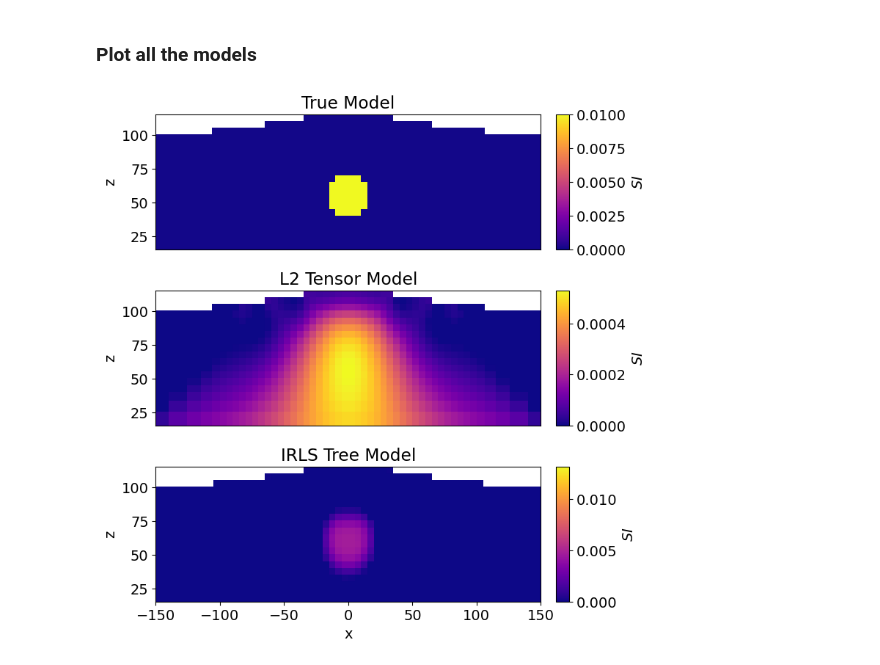
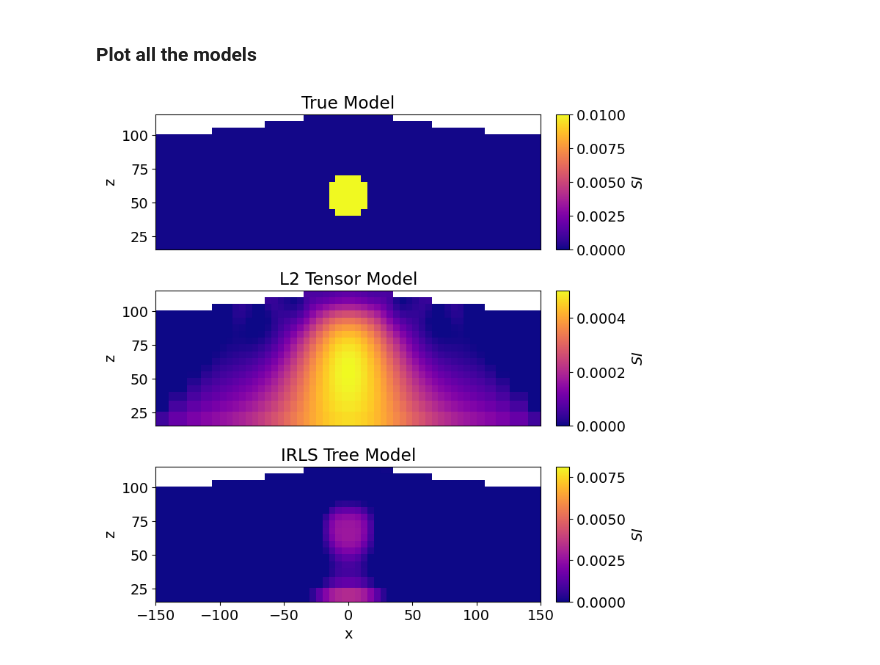
Before and after one commit to jtrustham/EOSC-454-Project-2026, a Jupyter notebook: notebooks/Synthetic_Problem.ipynb, the cells around one changed output. Drawn from its saved outputs; the diff is of its cells as text; code cells hidden in the pictures.

Commit message:
Updated both synthetic and real problems

```diff
--- a/notebooks/Synthetic_Problem.ipynb
+++ b/notebooks/Synthetic_Problem.ipynb
@@ -492,14 +501,29 @@ data_misfit_irls = data_misfit.L2DataMisfit(data=data_object, simulation=simulat
 # %% [markdown]
 ### Define the regularization
 # %%
-regularization_irls = regularization.Sparse(
-    tree_mesh,
-    active_cells=ind_tree_active,
+# # regularization for tree mesh
+
+# regularization_irls_tree = regularization.Sparse(
+#     tree_mesh,
+#     active_cells=ind_tree_active,
+#     alpha_s=dh**-2,
+#     alpha_x=1,
+#     alpha_y=1,
+#     alpha_z=1,
+#     reference_model=reference_tree_model,
+#     reference_model_in_smooth=False,
+#     norms=[0, 1, 1, 1],
+# )
+
+#Using weighted least squares regularization to costrain the rgularization result
+regularization_irls_tensor = regularization.Sparse(
+    tensor_mesh,
+    active_cells=active_cells,
     alpha_s=dh**-2,
     alpha_x=1,
     alpha_y=1,
     alpha_z=1,
-    reference_model=reference_tree_model,
+    reference_model=reference_tensor_model,
     reference_model_in_smooth=False,
     norms=[0, 1, 1, 1],
 )
@@ -512,7 +537,7 @@ optimization_irls = optimization.ProjectedGNCG(
 # %% [markdown]
 ### Define the inverse problem
 # %%
-inv_prob_irls = inverse_problem.BaseInvProblem(data_misfit_irls, regularization_irls, optimization_irls)
+inv_prob_irls = inverse_problem.BaseInvProblem(data_misfit_tensor, regularization_irls_tensor, optimization_tensor)
 # %% [markdown]
 ### Provide inversion directives
 # %%
@@ -536,5 +561,5 @@ directives_list_irls = [
 ### Define and run the inversion
 # %%
 inv_irls = inversion.BaseInversion(inv_prob_irls, directives_list_irls)
-recovered_tree_model = inv_irls.run(starting_tree_model)
+recovered_tree_model = inv_irls.run(starting_tensor_model)
 # %% [output]
@@ -612,12 +637,14 @@ sphere_susceptibility = 0.01
 
 true_model = background_susceptibility * np.ones(n_active)
 ind_sphere = model_builder.get_indices_sphere(
-    np.r_[0.0, 0.0, 55.0], 16.0, mesh.cell_centers[active_cells]
+    np.r_[0.0, 0.0, 55.0], 16.0, tensor_mesh.cell_centers[active_cells]
 )
 true_model[ind_sphere] = sphere_susceptibility
 # %%
-mesh_list = [mesh, mesh, tree_mesh]
-ind_list = [active_cells, active_cells, ind_tree_active]
+# mesh_list_tree = [tensor_mesh, tensor_mesh, tree_mesh]
+# ind_list_tree = [active_cells, active_cells, ind_tree_active]
+mesh_list = [tensor_mesh, tensor_mesh, tensor_mesh]
+ind_list = [active_cells, active_cells, active_cells]
 model_list = [true_model, recovered_tensor_model, recovered_tree_model]
 title_list = ["True Model", "L2 Tensor Model", "IRLS Tree Model"]
 cplot = 3 * [None]
@@ -626,31 +653,31 @@ norm = 3 * [None]
 
 fig = plt.figure(figsize=(7, 8))
 ax1 = [fig.add_axes([0.1, 0.7 - 0.3 * ii, 0.75, 0.23]) for ii in range(0, 3)]
 ax2 = [fig.add_axes([0.88, 0.7 - 0.3 * ii, 0.025, 0.23]) for ii in range(0, 3)]
 
 for ii, mesh in enumerate(mesh_list):
     plotting_map = maps.InjectActiveCells(mesh, ind_list[ii], np.nan)
     max_abs = np.max(np.abs(model_list[ii]))
     norm[ii] = mpl.colors.Normalize(vmin=0.0, vmax=max_abs)
 
     cplot[ii] = mesh.plot_slice(
         plotting_map * model_list[ii],
         normal="Y",
         ax=ax1[ii],
         ind=int(mesh.shape_cells[1] / 2),
         grid=False,
         pcolor_opts={"cmap": mpl.cm.plasma, "norm": norm[ii]},
     )
     ax1[ii].set_xlim([-150, 150])
     ax1[ii].set_ylim([topo_xyz[:, -1].max() - 100, topo_xyz[:, -1].max()])
     if ii < 2:
         ax1[ii].set_xlabel("")
         ax1[ii].set_xticks([])
     ax1[ii].set_title(title_list[ii])
 
     cbar[ii] = mpl.colorbar.ColorbarBase(
         ax2[ii], norm=norm[ii], orientation="vertical", cmap=mpl.cm.plasma
     )
     cbar[ii].set_label("$SI$", labelpad=5)
 # %% [output]
-[figure, old version]
+[figure, new version]
```
Also changed, not shown: parts of 28 cells of this notebook, 3 other files.
